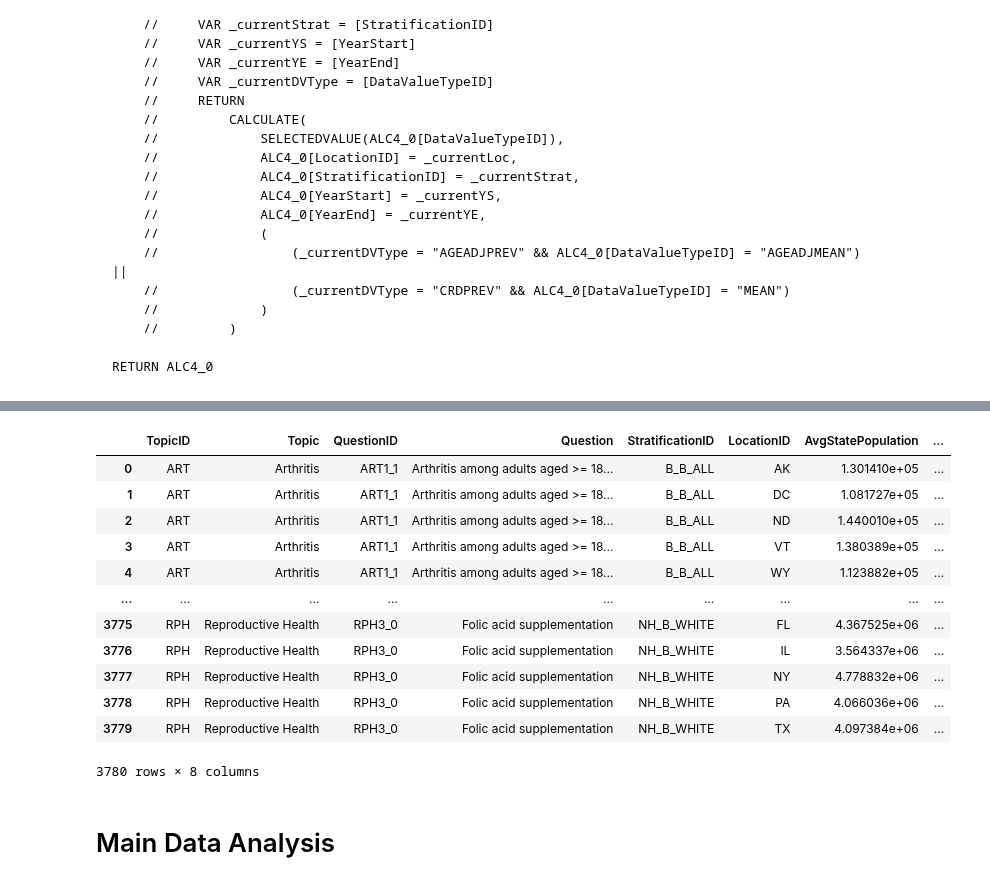
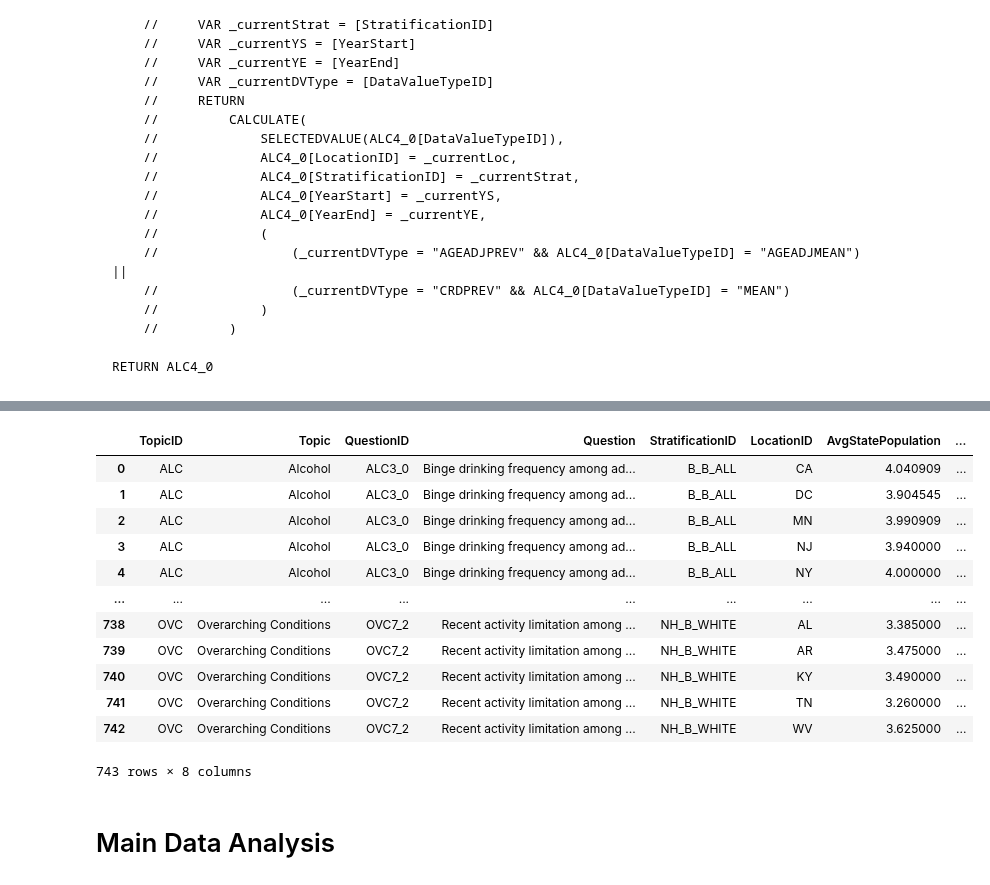
Before and after one commit to 08Aristodemus24/chronic-disease-analyses, a Jupyter notebook: chronic_disease_analyses.ipynb, the cells around one changed output, grey strips where cells are left out. Saved outputs shown, nothing was run; the diff lists cells and outputs as text; code cells hidden in the pictures.

```diff
--- a/chronic_disease_analyses.ipynb
+++ b/chronic_disease_analyses.ipynb
@@ -745,22 +778,25 @@ TopBottomCDIAcrossStatesPerQuestionStratification = conn.sql("""
     FROM TopBottomCDIAcrossStatesPerQuestionStratification
 """)
 # %%
-top_bottom_CDI_across_states_per_question_strat_df = TopBottomCDIAcrossStatesPerQuestionStratification.fetchdf()
-top_bottom_CDI_across_states_per_question_strat_df
+# pop_related_top_bottom_CDI_across_states_per_question_strat_df = TopBottomCDIAcrossStatesPerQuestionStratification.fetchdf()
+# pop_related_top_bottom_CDI_across_states_per_question_strat_df
-# %% [output]
-|  | TopicID | Topic | QuestionID | Question | StratificationID | LocationID | AvgStatePopulation | ... |
-| 0 | ART | Arthritis | ART1_1 | Arthritis among adults aged >= 18... | B_B_ALL | AK | 1.301410e+05 | ... |
-| 1 | ART | Arthritis | ART1_1 | Arthritis among adults aged >= 18... | B_B_ALL | DC | 1.081727e+05 | ... |
-| 2 | ART | Arthritis | ART1_1 | Arthritis among adults aged >= 18... | B_B_ALL | ND | 1.440010e+05 | ... |
-| 3 | ART | Arthritis | ART1_1 | Arthritis among adults aged >= 18... | B_B_ALL | VT | 1.380389e+05 | ... |
-| 4 | ART | Arthritis | ART1_1 | Arthritis among adults aged >= 18... | B_B_ALL | WY | 1.123882e+05 | ... |
-| ... | ... | ... | ... | ... | ... | ... | ... | ... |
-| 3775 | RPH | Reproductive Health | RPH3_0 | Folic acid supplementation | NH_B_WHITE | FL | 4.367525e+06 | ... |
-| 3776 | RPH | Reproductive Health | RPH3_0 | Folic acid supplementation | NH_B_WHITE | IL | 3.564337e+06 | ... |
-| 3777 | RPH | Reproductive Health | RPH3_0 | Folic acid supplementation | NH_B_WHITE | NY | 4.778832e+06 | ... |
-| 3778 | RPH | Reproductive Health | RPH3_0 | Folic acid supplementation | NH_B_WHITE | PA | 4.066036e+06 | ... |
-| 3779 | RPH | Reproductive Health | RPH3_0 | Folic acid supplementation | NH_B_WHITE | TX | 4.097384e+06 | ... |
-3780 rows × 8 columns
+# %%
+non_pop_related_top_bottom_CDI_across_states_per_question_strat_df = TopBottomCDIAcrossStatesPerQuestionStratification.fetchdf()
+non_pop_related_top_bottom_CDI_across_states_per_question_strat_df
+# %% [output]
+|  | TopicID | Topic | QuestionID | Question | StratificationID | LocationID | AvgStatePopulation | ... |
+| 0 | ALC | Alcohol | ALC3_0 | Binge drinking frequency among ad... | B_B_ALL | CA | 4.040909 | ... |
+| 1 | ALC | Alcohol | ALC3_0 | Binge drinking frequency among ad... | B_B_ALL | DC | 3.904545 | ... |
+| 2 | ALC | Alcohol | ALC3_0 | Binge drinking frequency among ad... | B_B_ALL | MN | 3.990909 | ... |
+| 3 | ALC | Alcohol | ALC3_0 | Binge drinking frequency among ad... | B_B_ALL | NJ | 3.940000 | ... |
+| 4 | ALC | Alcohol | ALC3_0 | Binge drinking frequency among ad... | B_B_ALL | NY | 4.000000 | ... |
+| ... | ... | ... | ... | ... | ... | ... | ... | ... |
+| 738 | OVC | Overarching Conditions | OVC7_2 | Recent activity limitation among ... | NH_B_WHITE | AL | 3.385000 | ... |
+| 739 | OVC | Overarching Conditions | OVC7_2 | Recent activity limitation among ... | NH_B_WHITE | AR | 3.475000 | ... |
+| 740 | OVC | Overarching Conditions | OVC7_2 | Recent activity limitation among ... | NH_B_WHITE | KY | 3.490000 | ... |
+| 741 | OVC | Overarching Conditions | OVC7_2 | Recent activity limitation among ... | NH_B_WHITE | TN | 3.260000 | ... |
+| 742 | OVC | Overarching Conditions | OVC7_2 | Recent activity limitation among ... | NH_B_WHITE | WV | 3.625000 | ... |
+743 rows × 8 columns
 # %%
 VIZ_DIR = "./data/visualizers-data/"
 os.makedirs(VIZ_DIR, exist_ok=True)
```
Also changed, not shown: parts of 11 cells of this notebook, 1 other file.
